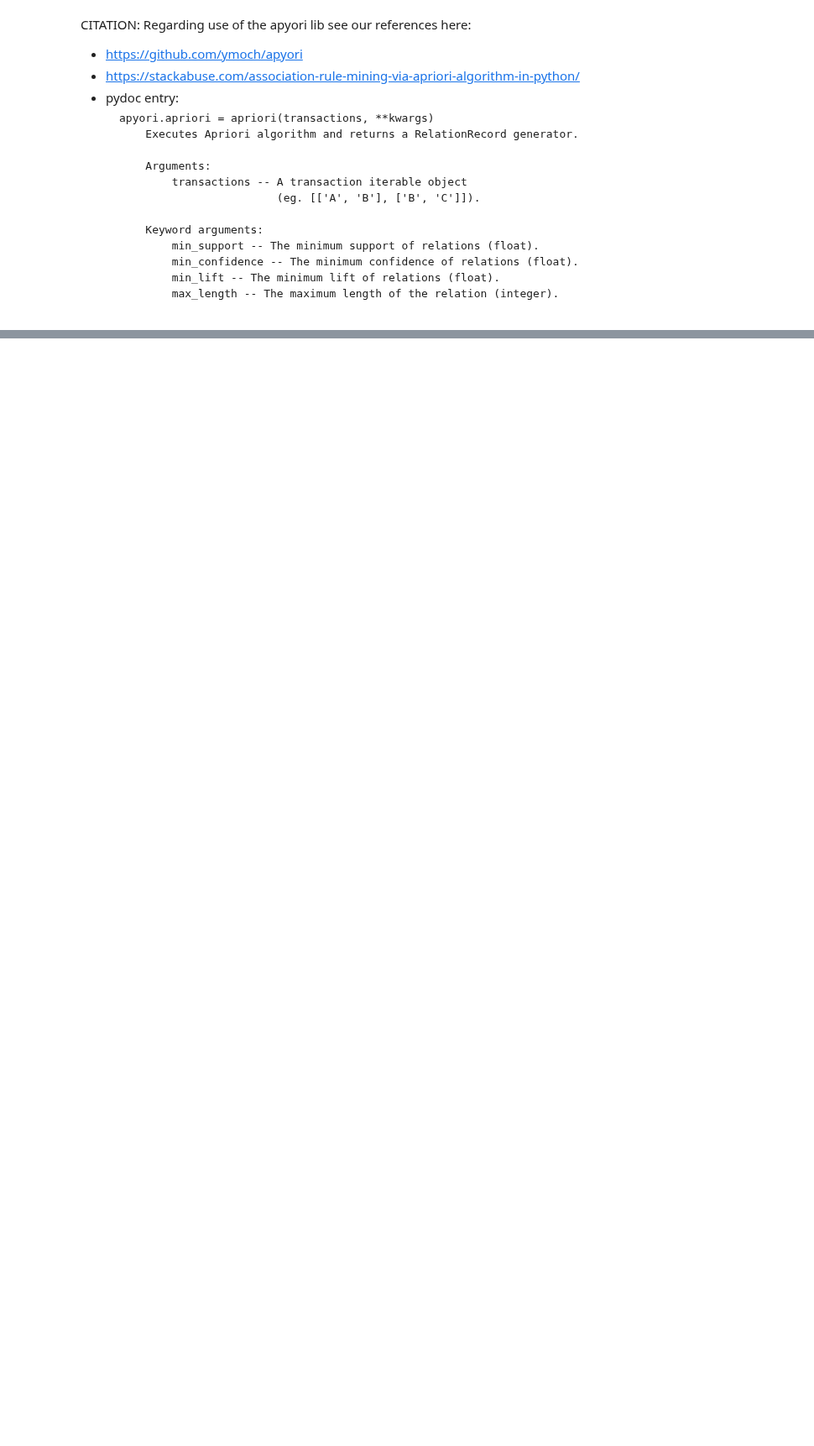
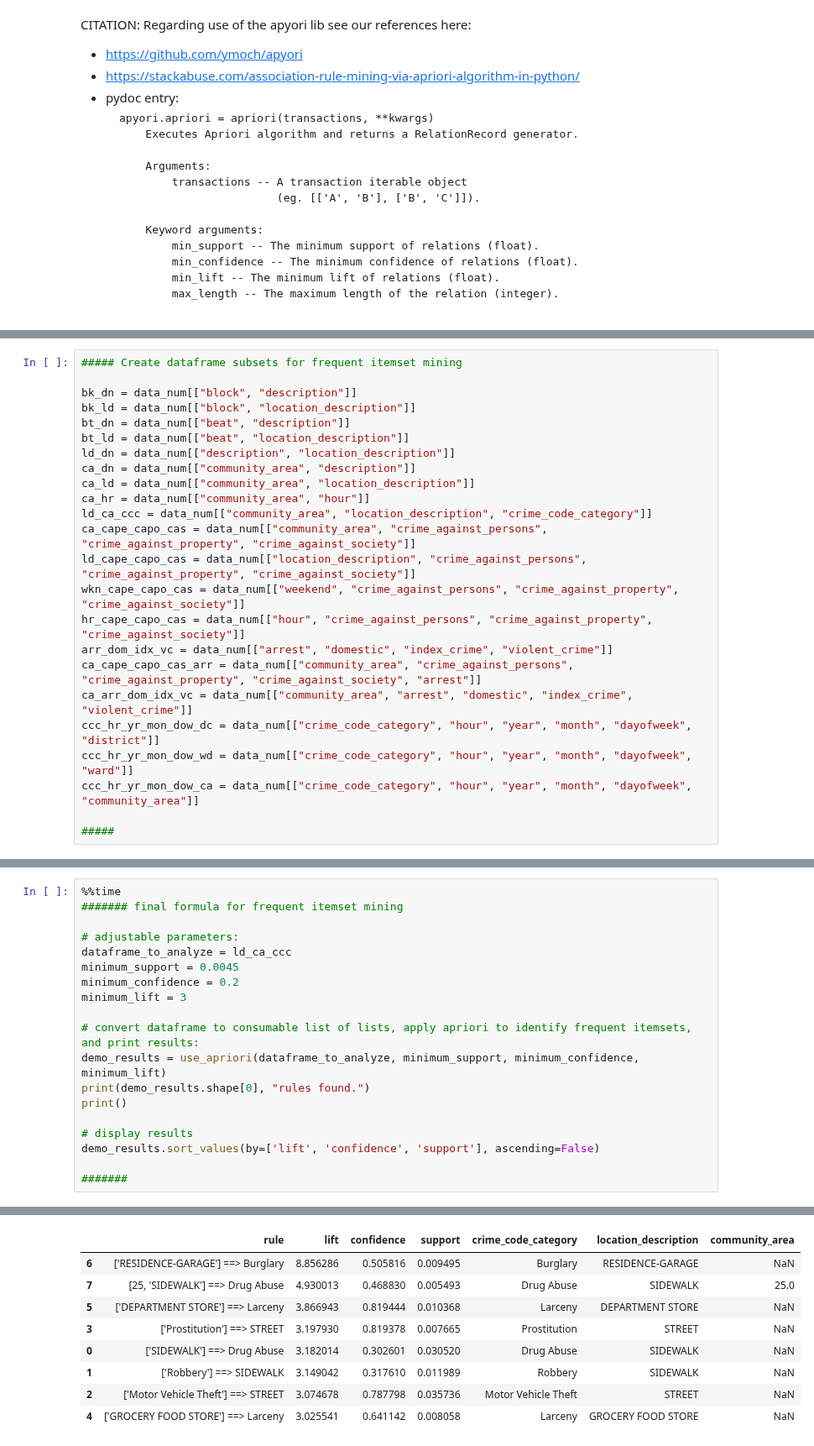
Before and after one commit to tjdolan121/4502Proj, a Jupyter notebook: forge/code/FrequentItemsets.ipynb, the cells around one changed output, grey strips where cells are left out. Shown at 84% size. Drawn from its saved outputs; the diff is of its cells as text; blank space fills up the shorter version.

```diff
--- a/forge/code/FrequentItemsets.ipynb
+++ b/forge/code/FrequentItemsets.ipynb
@@ -359,0 +268,24 @@ results.sort_values(by=['lift', 'confidence', 'support'], ascending=False)
+# %%
+##### Create dataframe subsets for frequent itemset mining
+
+bk_dn = data_num[["block", "description"]]
+bk_ld = data_num[["block", "location_description"]]
+bt_dn = data_num[["beat", "description"]]
+bt_ld = data_num[["beat", "location_description"]]
+ld_dn = data_num[["description", "location_description"]]
+ca_dn = data_num[["community_area", "description"]]
+ca_ld = data_num[["community_area", "location_description"]]
+ca_hr = data_num[["community_area", "hour"]]
+ld_ca_ccc = data_num[["community_area", "location_description", "crime_code_category"]]
+ca_cape_capo_cas = data_num[["community_area", "crime_against_persons", "crime_against_property", "crime_against_society"]]
+ld_cape_capo_cas = data_num[["location_description", "crime_against_persons", "crime_against_property", "crime_against_society"]]
+wkn_cape_capo_cas = data_num[["weekend", "crime_against_persons", "crime_against_property", "crime_against_society"]]
+hr_cape_capo_cas = data_num[["hour", "crime_against_persons", "crime_against_property", "crime_against_society"]]
+arr_dom_idx_vc = data_num[["arrest", "domestic", "index_crime", "violent_crime"]]
+ca_cape_capo_cas_arr = data_num[["community_area", "crime_against_persons", "crime_against_property", "crime_against_society", "arrest"]]
+ca_arr_dom_idx_vc = data_num[["community_area", "arrest", "domestic", "index_crime", "violent_crime"]]
+ccc_hr_yr_mon_dow_dc = data_num[["crime_code_category", "hour", "year", "month", "dayofweek", "district"]]
+ccc_hr_yr_mon_dow_wd = data_num[["crime_code_category", "hour", "year", "month", "dayofweek", "ward"]]
+ccc_hr_yr_mon_dow_ca = data_num[["crime_code_category", "hour", "year", "month", "dayofweek", "community_area"]]
+
+#####
@@ -359,0 +295,20 @@ results.sort_values(by=['lift', 'confidence', 'support'], ascending=False)
+# %%
+%%time
+####### final formula for frequent itemset mining
+
+# adjustable parameters:
+dataframe_to_analyze = ld_ca_ccc
+minimum_support = 0.0045
+minimum_confidence = 0.2
+minimum_lift = 3
+
+# convert dataframe to consumable list of lists, apply apriori to identify frequent itemsets, and print results:
+demo_results = use_apriori(dataframe_to_analyze, minimum_support, minimum_confidence, minimum_lift)
+print(demo_results.shape[0], "rules found.")
+print()
+
+# display results
+demo_results.sort_values(by=['lift', 'confidence', 'support'], ascending=False)
+
+#######
+# %% [output]
@@ -359,0 +319,9 @@ results.sort_values(by=['lift', 'confidence', 'support'], ascending=False)
+|  | rule | lift | confidence | support | crime_code_category | location_description | community_area |
+| 6 | ['RESIDENCE-GARAGE'] ==> Burglary | 8.856286 | 0.505816 | 0.009495 | Burglary | RESIDENCE-GARAGE | NaN |
+| 7 | [25, 'SIDEWALK'] ==> Drug Abuse | 4.930013 | 0.468830 | 0.005493 | Drug Abuse | SIDEWALK | 25.0 |
+| 5 | ['DEPARTMENT STORE'] ==> Larceny | 3.866943 | 0.819444 | 0.010368 | Larceny | DEPARTMENT STORE | NaN |
+| 3 | ['Prostitution'] ==> STREET | 3.197930 | 0.819378 | 0.007665 | Prostitution | STREET | NaN |
+| 0 | ['SIDEWALK'] ==> Drug Abuse | 3.182014 | 0.302601 | 0.030520 | Drug Abuse | SIDEWALK | NaN |
+| 1 | ['Robbery'] ==> SIDEWALK | 3.149042 | 0.317610 | 0.011989 | Robbery | SIDEWALK | NaN |
+| 2 | ['Motor Vehicle Theft'] ==> STREET | 3.074678 | 0.787798 | 0.035736 | Motor Vehicle Theft | STREET | NaN |
+| 4 | ['GROCERY FOOD STORE'] ==> Larceny | 3.025541 | 0.641142 | 0.008058 | Larceny | GROCERY FOOD STORE | NaN |
```
Also changed, not shown: parts of 86 cells of this notebook.
